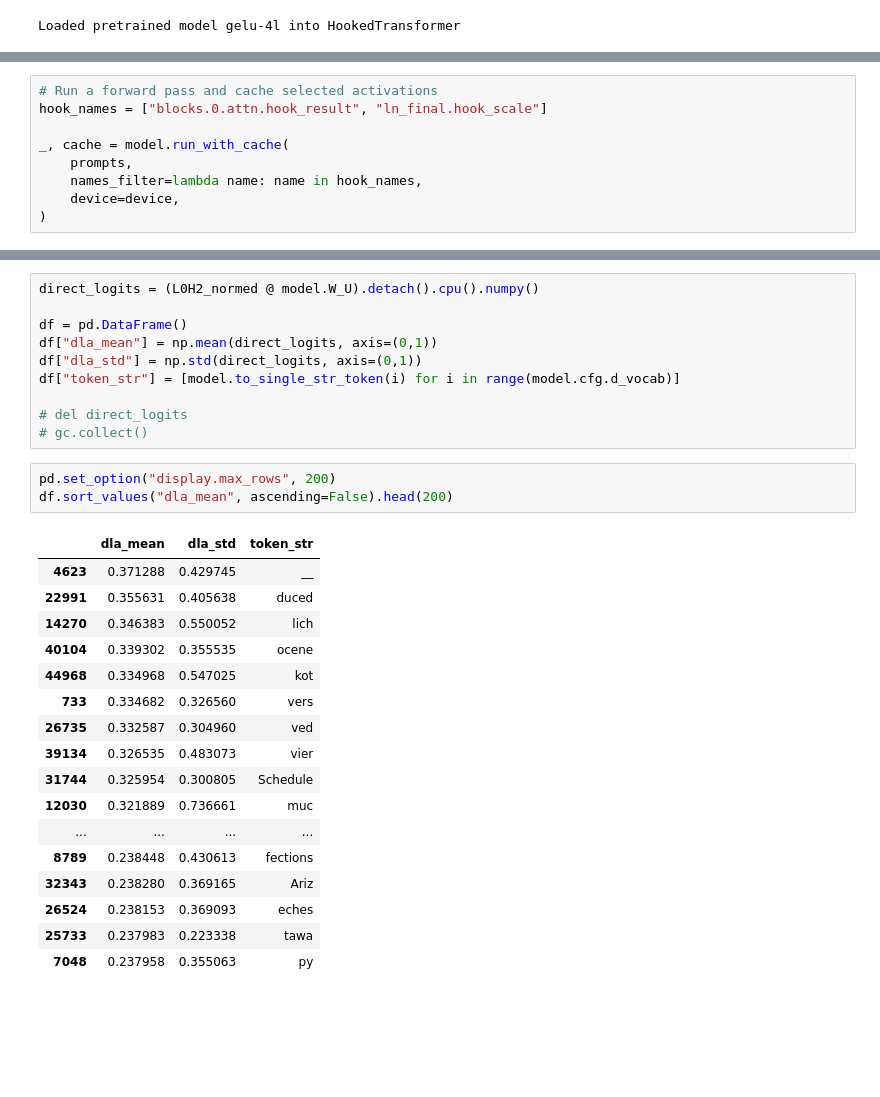
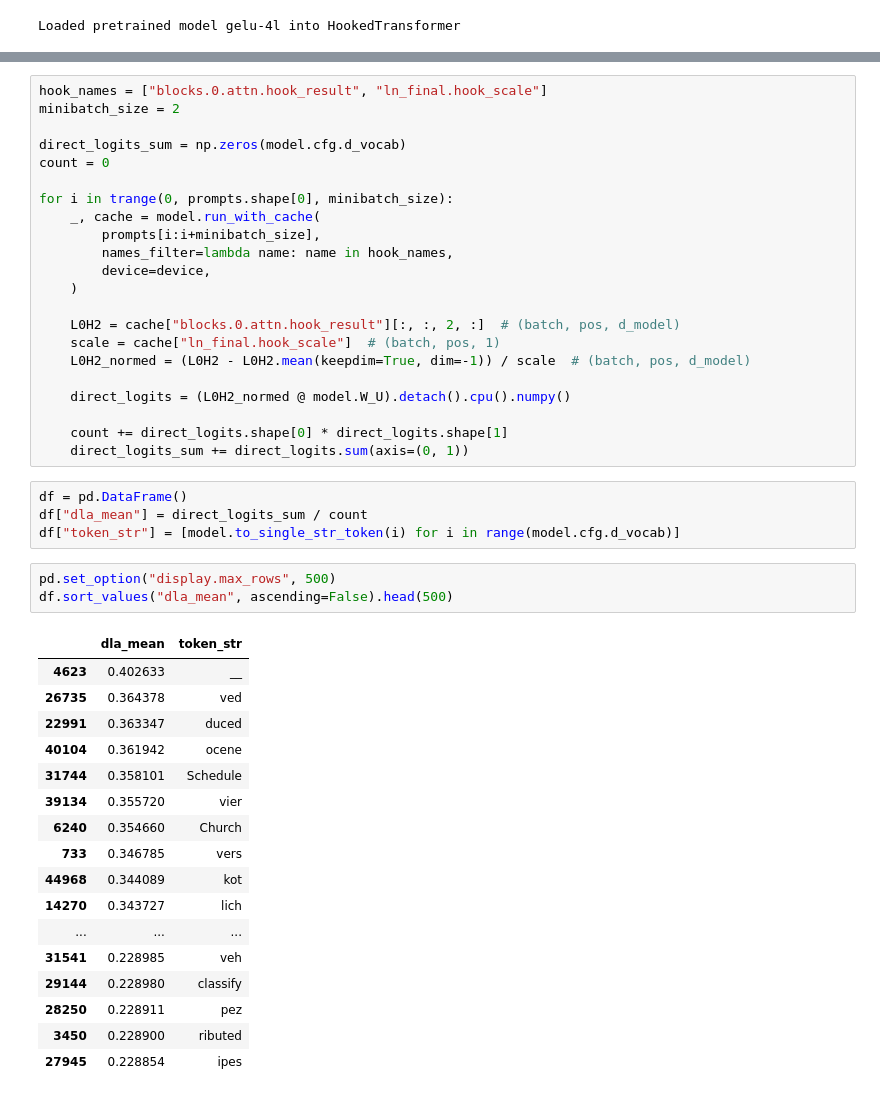
Before and after one commit to canrager/cleanup_nodes, a Jupyter notebook: sanity_checks/L0H2_aligned_tokens.ipynb, the cells around one changed output, grey strips where cells are left out. Saved outputs shown, nothing was run; the diff lists cells and outputs as text; blank space fills up the shorter version.

```diff
--- a/sanity_checks/L0H2_aligned_tokens.ipynb
+++ b/sanity_checks/L0H2_aligned_tokens.ipynb
@@ -44,9 +44,0 @@ Loading 1 prompts from code-tokenized...
-# %%
-# Run a forward pass and cache selected activations
-hook_names = ["blocks.0.attn.hook_result", "ln_final.hook_scale"]
-
-_, cache = model.run_with_cache(
-    prompts,
-    names_filter=lambda name: name in hook_names,
-    device=device,
-)
@@ -62,31 +45,47 @@ gc.collect()
+# %%
+hook_names = ["blocks.0.attn.hook_result", "ln_final.hook_scale"]
+minibatch_size = 2
+
+direct_logits_sum = np.zeros(model.cfg.d_vocab)
+count = 0
+
+for i in trange(0, prompts.shape[0], minibatch_size):
+    _, cache = model.run_with_cache(
+        prompts[i:i+minibatch_size],
+        names_filter=lambda name: name in hook_names,
+        device=device,
+    )
+
+    L0H2 = cache["blocks.0.attn.hook_result"][:, :, 2, :]  # (batch, pos, d_model)
+    scale = cache["ln_final.hook_scale"]  # (batch, pos, 1)
+    L0H2_normed = (L0H2 - L0H2.mean(keepdim=True, dim=-1)) / scale  # (batch, pos, d_model)
+
+    direct_logits = (L0H2_normed @ model.W_U).detach().cpu().numpy()
+
+    count += direct_logits.shape[0] * direct_logits.shape[1]
+    direct_logits_sum += direct_logits.sum(axis=(0, 1))
 # %%
-direct_logits = (L0H2_normed @ model.W_U).detach().cpu().numpy()
-
 df = pd.DataFrame()
-df["dla_mean"] = np.mean(direct_logits, axis=(0,1))
-df["dla_std"] = np.std(direct_logits, axis=(0,1))
+df["dla_mean"] = direct_logits_sum / count
 df["token_str"] = [model.to_single_str_token(i) for i in range(model.cfg.d_vocab)]
-
-# del direct_logits
-# gc.collect()
 # %%
-pd.set_option("display.max_rows", 200)
-df.sort_values("dla_mean", ascending=False).head(200)
+pd.set_option("display.max_rows", 500)
+df.sort_values("dla_mean", ascending=False).head(500)
 # %% [output]
-|  | dla_mean | dla_std | token_str |
-| 4623 | 0.371288 | 0.429745 | __ |
-| 22991 | 0.355631 | 0.405638 | duced |
-| 14270 | 0.346383 | 0.550052 | lich |
-| 40104 | 0.339302 | 0.355535 | ocene |
-| 44968 | 0.334968 | 0.547025 | kot |
-| 733 | 0.334682 | 0.326560 | vers |
-| 26735 | 0.332587 | 0.304960 | ved |
-| 39134 | 0.326535 | 0.483073 | vier |
-| 31744 | 0.325954 | 0.300805 | Schedule |
-| 12030 | 0.321889 | 0.736661 | muc |
-| ... | ... | ... | ... |
-| 8789 | 0.238448 | 0.430613 | fections |
-| 32343 | 0.238280 | 0.369165 | Ariz |
-| 26524 | 0.238153 | 0.369093 | eches |
-| 25733 | 0.237983 | 0.223338 | tawa |
-| 7048 | 0.237958 | 0.355063 | py |
+|  | dla_mean | token_str |
+| 4623 | 0.402633 | __ |
+| 26735 | 0.364378 | ved |
+| 22991 | 0.363347 | duced |
+| 40104 | 0.361942 | ocene |
+| 31744 | 0.358101 | Schedule |
+| 39134 | 0.355720 | vier |
+| 6240 | 0.354660 | Church |
+| 733 | 0.346785 | vers |
+| 44968 | 0.344089 | kot |
+| 14270 | 0.343727 | lich |
+| ... | ... | ... |
+| 31541 | 0.228985 | veh |
+| 29144 | 0.228980 | classify |
+| 28250 | 0.228911 | pez |
+| 3450 | 0.228900 | ributed |
+| 27945 | 0.228854 | ipes |
```
Also changed, not shown: parts of 3 cells of this notebook, 2 other files.
